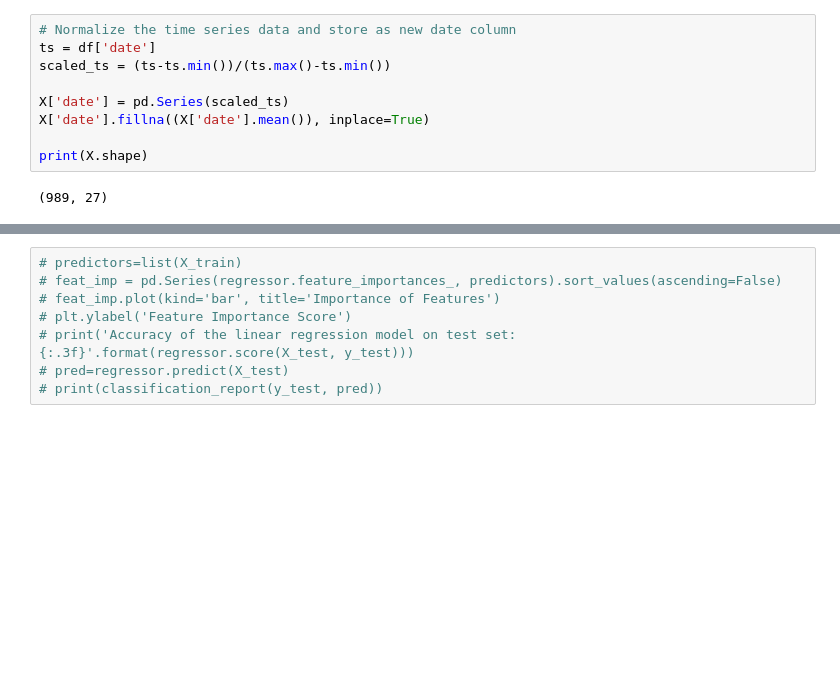
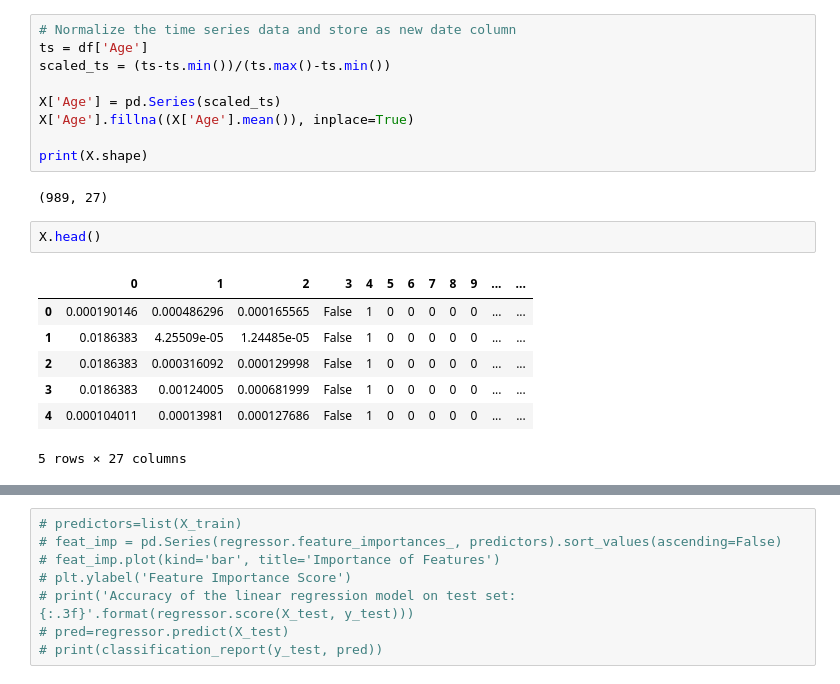
Before and after one commit to addiwei/Springboard, a Jupyter notebook: Capstone1/Youtube_4_Modeling.ipynb, the cells around one changed output, grey strips where cells are left out. Drawn from its saved outputs; the diff is of its cells as text; blank space fills up the shorter version.

```diff
--- a/Capstone1/Youtube_4_Modeling.ipynb
+++ b/Capstone1/Youtube_4_Modeling.ipynb
@@ -70,15 +70,25 @@ X.shape
 (989, 26)
 # %%
 # Normalize the time series data and store as new date column
-ts = df['date']
+ts = df['Age']
 scaled_ts = (ts-ts.min())/(ts.max()-ts.min())
 
-X['date'] = pd.Series(scaled_ts)
-X['date'].fillna((X['date'].mean()), inplace=True)
+X['Age'] = pd.Series(scaled_ts)
+X['Age'].fillna((X['Age'].mean()), inplace=True)
 
 print(X.shape)
 # %% [output]
 (989, 27)
+# %%
+X.head()
+# %% [output]
+|  | 0 | 1 | 2 | 3 | 4 | 5 | 6 | 7 | 8 | 9 | ... | ... |
+| 0 | 0.000190146 | 0.000486296 | 0.000165565 | False | 1 | 0 | 0 | 0 | 0 | 0 | ... | ... |
+| 1 | 0.0186383 | 4.25509e-05 | 1.24485e-05 | False | 1 | 0 | 0 | 0 | 0 | 0 | ... | ... |
+| 2 | 0.0186383 | 0.000316092 | 0.000129998 | False | 1 | 0 | 0 | 0 | 0 | 0 | ... | ... |
+| 3 | 0.0186383 | 0.00124005 | 0.000681999 | False | 1 | 0 | 0 | 0 | 0 | 0 | ... | ... |
+| 4 | 0.000104011 | 0.00013981 | 0.000127686 | False | 1 | 0 | 0 | 0 | 0 | 0 | ... | ... |
+5 rows × 27 columns
 # %%
 X_train, X_test, y_train, y_test = train_test_split(X, Y, train_size=.9, random_state=0)
 
```
Also changed, not shown: parts of 18 cells of this notebook.
